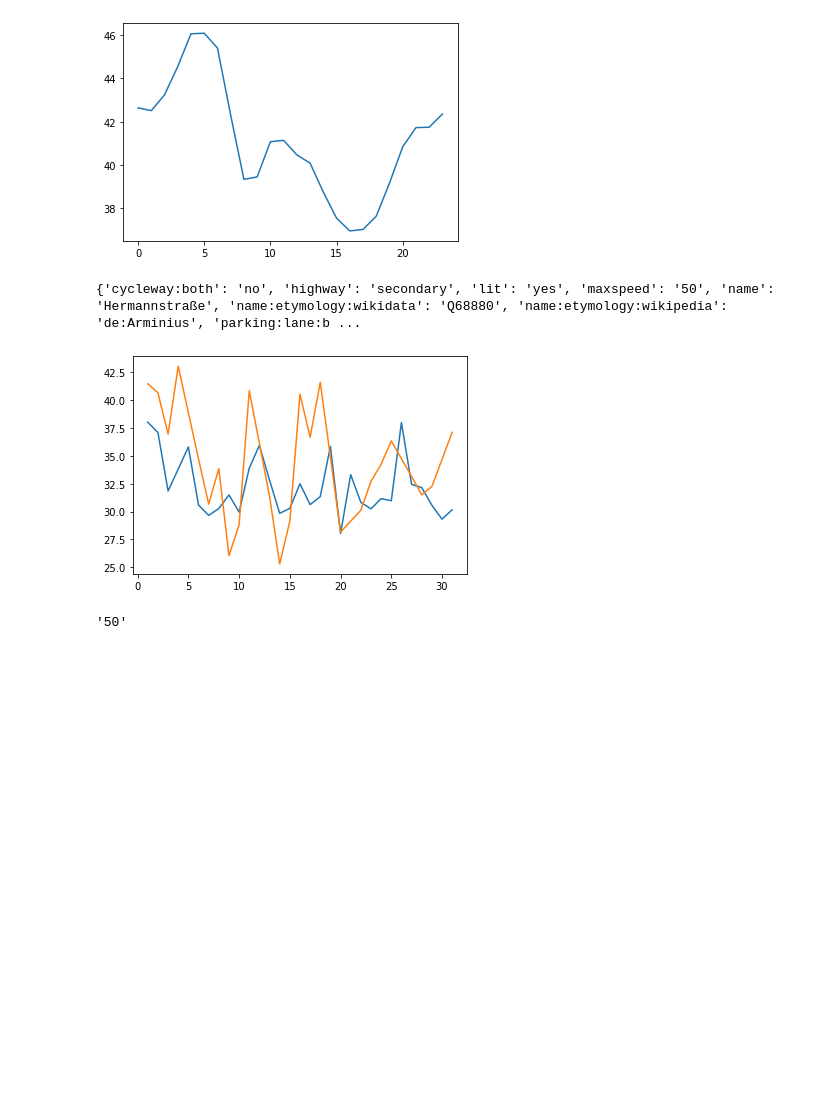
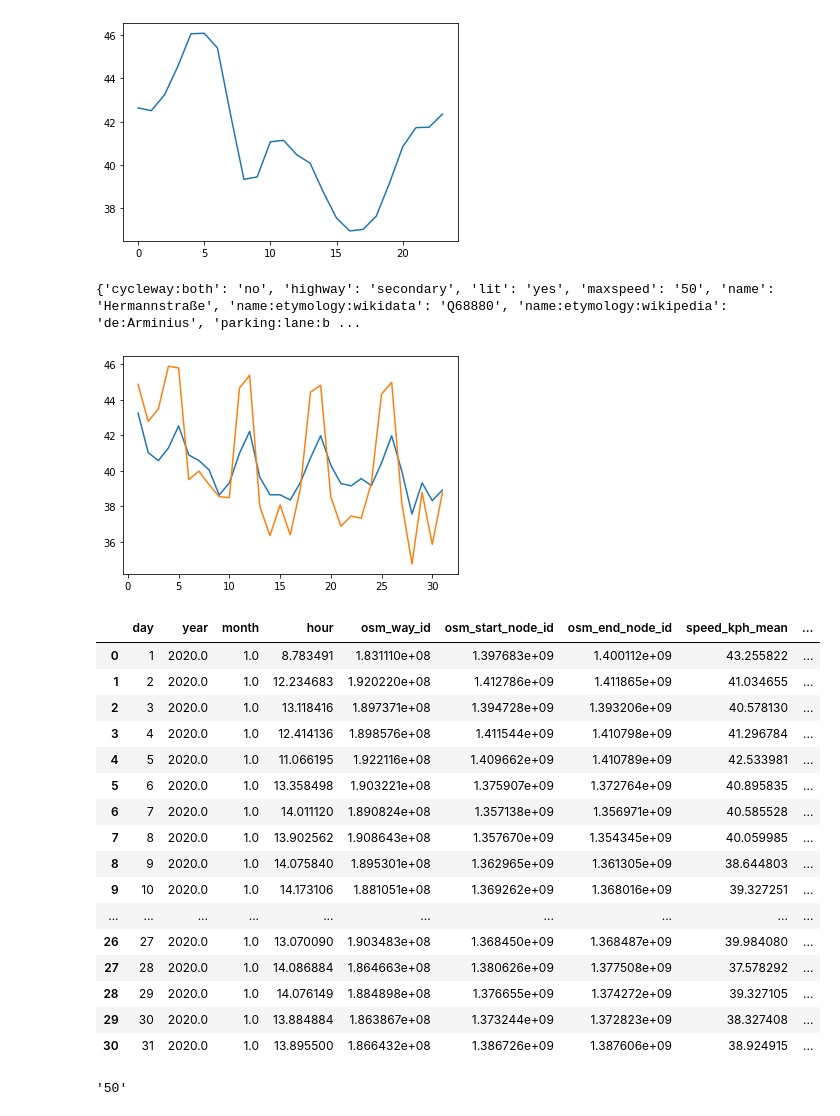
Before and after one commit to fom-big-data/fom-big-data-consulting-berlin-mobility-model, a Jupyter notebook: EXPLORATION/explore_uber_movement.ipynb, the cells around one changed output. Drawn from its saved outputs; the diff is of its cells as text; code cells hidden in the pictures; blank space fills up the shorter version.

```diff
--- a/EXPLORATION/explore_uber_movement.ipynb
+++ b/EXPLORATION/explore_uber_movement.ipynb
@@ -34,26 +48,45 @@ plt.plot(speed_df.groupby(['hour']).mean()['speed_kph_mean'])
 # %%
 way_id = 28496022
 
 api = osm_api()
 way = api.query('way/{}'.format(way_id))
 
 print(way.tags())
 
 #speed_df.sort_values('utc_timestamp')
 
 day_avg = speed_df.groupby(['day']).mean().reset_index()
 morning_avg = speed_df[speed_df['hour'].isin(range(6,9))].groupby(['day']).mean().reset_index()
 
 #avg_speed = day_avg['speed_kph_mean']
 #avg_speed = speed_df['speed_kph_mean']
 #timestamp = speed_df['utc_timestamp']
 
 plt.plot(day_avg['day'], day_avg['speed_kph_mean'])
 plt.plot(morning_avg['day'], morning_avg['speed_kph_mean'])
 plt.show()
+
+day_avg
 # %% [output]
 {'cycleway:both': 'no', 'highway': 'secondary', 'lit': 'yes', 'maxspeed': '50', 'name': 'Hermannstraße', 'name:etymology:wikidata': 'Q68880', 'name:etymology:wikipedia': 'de:Arminius', 'parking:lane:b ...
-[figure, old version]
+[figure, new version]
+|  | day | year | month | hour | osm_way_id | osm_start_node_id | osm_end_node_id | speed_kph_mean | ... |
+| 0 | 1 | 2020.0 | 1.0 | 8.783491 | 1.831110e+08 | 1.397683e+09 | 1.400112e+09 | 43.255822 | ... |
+| 1 | 2 | 2020.0 | 1.0 | 12.234683 | 1.920220e+08 | 1.412786e+09 | 1.411865e+09 | 41.034655 | ... |
+| 2 | 3 | 2020.0 | 1.0 | 13.118416 | 1.897371e+08 | 1.394728e+09 | 1.393206e+09 | 40.578130 | ... |
+| 3 | 4 | 2020.0 | 1.0 | 12.414136 | 1.898576e+08 | 1.411544e+09 | 1.410798e+09 | 41.296784 | ... |
+| 4 | 5 | 2020.0 | 1.0 | 11.066195 | 1.922116e+08 | 1.409662e+09 | 1.410789e+09 | 42.533981 | ... |
+| 5 | 6 | 2020.0 | 1.0 | 13.358498 | 1.903221e+08 | 1.375907e+09 | 1.372764e+09 | 40.895835 | ... |
+| 6 | 7 | 2020.0 | 1.0 | 14.011120 | 1.890824e+08 | 1.357138e+09 | 1.356971e+09 | 40.585528 | ... |
+| 7 | 8 | 2020.0 | 1.0 | 13.902562 | 1.908643e+08 | 1.357670e+09 | 1.354345e+09 | 40.059985 | ... |
+| 8 | 9 | 2020.0 | 1.0 | 14.075840 | 1.895301e+08 | 1.362965e+09 | 1.361305e+09 | 38.644803 | ... |
+| 9 | 10 | 2020.0 | 1.0 | 14.173106 | 1.881051e+08 | 1.369262e+09 | 1.368016e+09 | 39.327251 | ... |
+| ... | ... | ... | ... | ... | ... | ... | ... | ... | ... |
+| 26 | 27 | 2020.0 | 1.0 | 13.070090 | 1.903483e+08 | 1.368450e+09 | 1.368487e+09 | 39.984080 | ... |
+| 27 | 28 | 2020.0 | 1.0 | 14.086884 | 1.864663e+08 | 1.380626e+09 | 1.377508e+09 | 37.578292 | ... |
+| 28 | 29 | 2020.0 | 1.0 | 14.076149 | 1.884898e+08 | 1.376655e+09 | 1.374272e+09 | 39.327105 | ... |
+| 29 | 30 | 2020.0 | 1.0 | 13.884884 | 1.863867e+08 | 1.373244e+09 | 1.372823e+09 | 38.327408 | ... |
+| 30 | 31 | 2020.0 | 1.0 | 13.895500 | 1.866432e+08 | 1.386726e+09 | 1.387606e+09 | 38.924915 | ... |
 # %%
 way_id = 385627960
 
```
Also changed, not shown: parts of 1 cell of this notebook, 2 other files.
